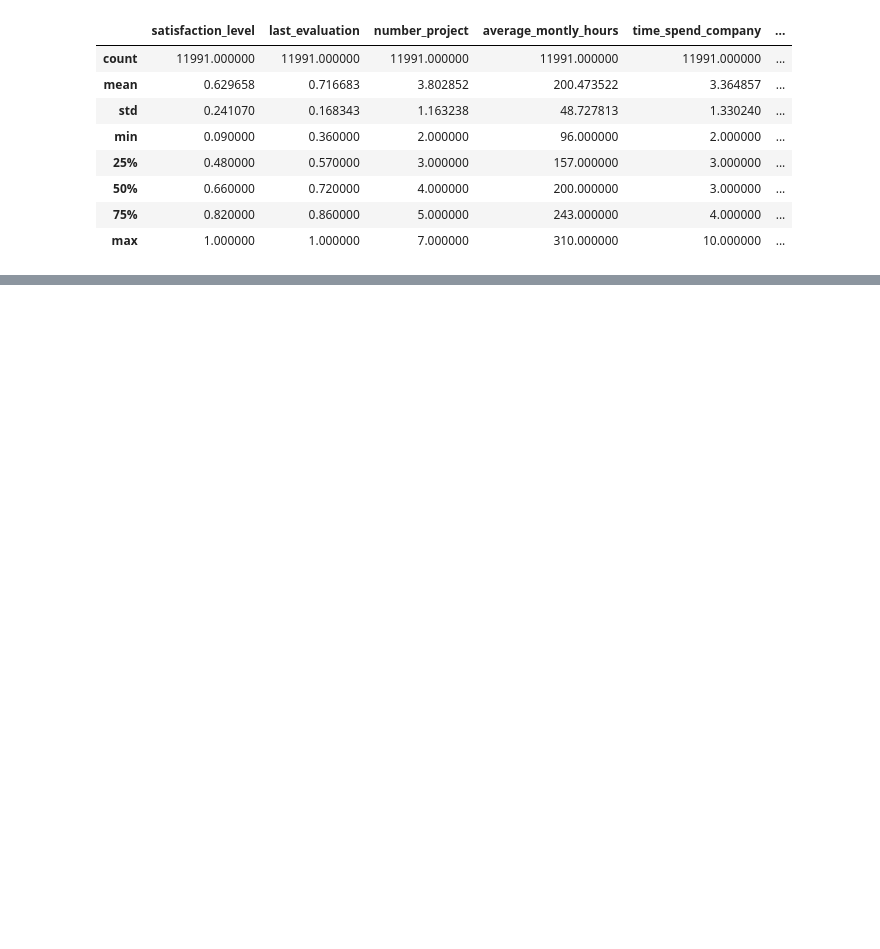
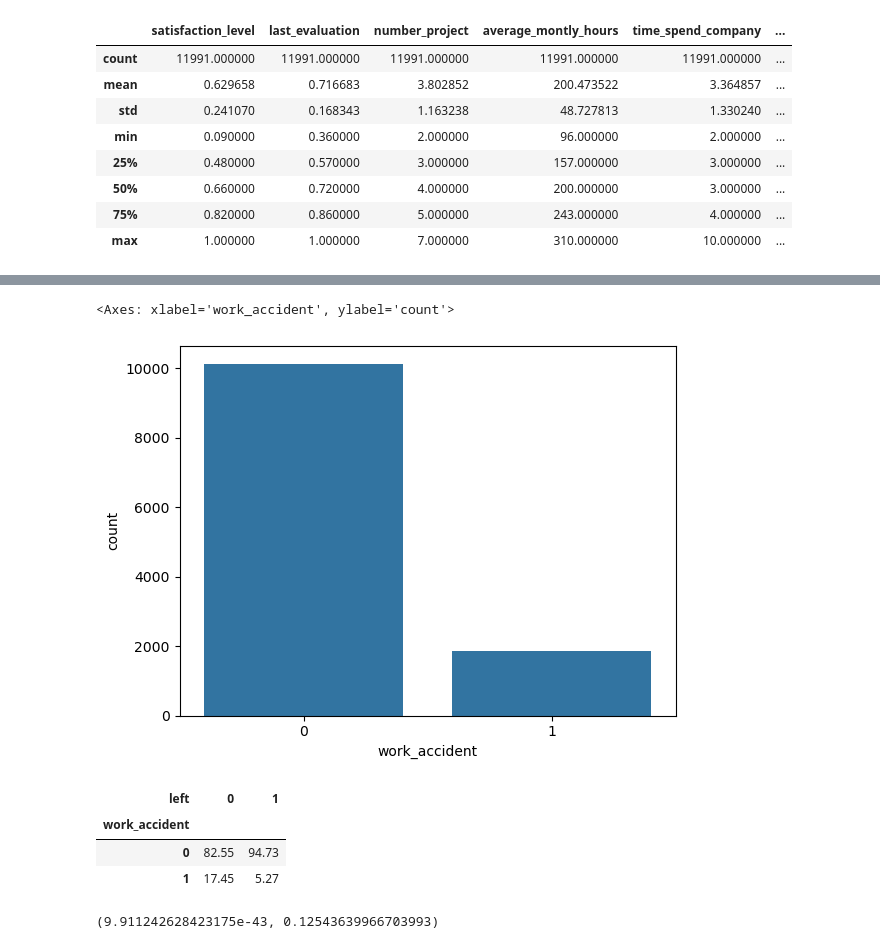
Before and after one commit to LOA395/how_to_prevent_employee_burnout, a Jupyter notebook: main.ipynb, the cells around one changed output, grey strips where cells are left out. Saved outputs shown, nothing was run; the diff lists cells and outputs as text; code cells hidden in the pictures; blank space fills up the shorter version.

```diff
--- a/main.ipynb
+++ b/main.ipynb
@@ -150,0 +171,29 @@ data.corr()
+# %%
+import seaborn as sns
+import matplotlib.pyplot as plt
+
+# Visualize the work acident column
+sns.countplot(x='work_accident', data=data)
+# %% [output]
+<Axes: xlabel='work_accident', ylabel='count'>
+[figure, added]
+# %%
+# Analyze the relationship between 'left' and 'work_accident'
+crosstab_work_accident = pd.crosstab(data['work_accident'], data['left'])
+work_accident_rate = (crosstab_work_accident.div(crosstab_work_accident.sum(axis=0))* 100).round(2)
+work_accident_rate
+# %% [output]
+| left | 0 | 1 |
+| work_accident |  |  |
+| 0 | 82.55 | 94.73 |
+| 1 | 17.45 | 5.27 |
+# %%
+from scipy.stats import chi2_contingency
+from scipy.stats.contingency import association
+
+chi2, p, dof, ex = chi2_contingency(crosstab_work_accident)
+cramer = association(crosstab_work_accident, method="cramer")
+
+p,cramer
+# %% [output]
+(9.911242628423175e-43, 0.12543639966703993)
```
Also changed, not shown: parts of 34 cells of this notebook.
